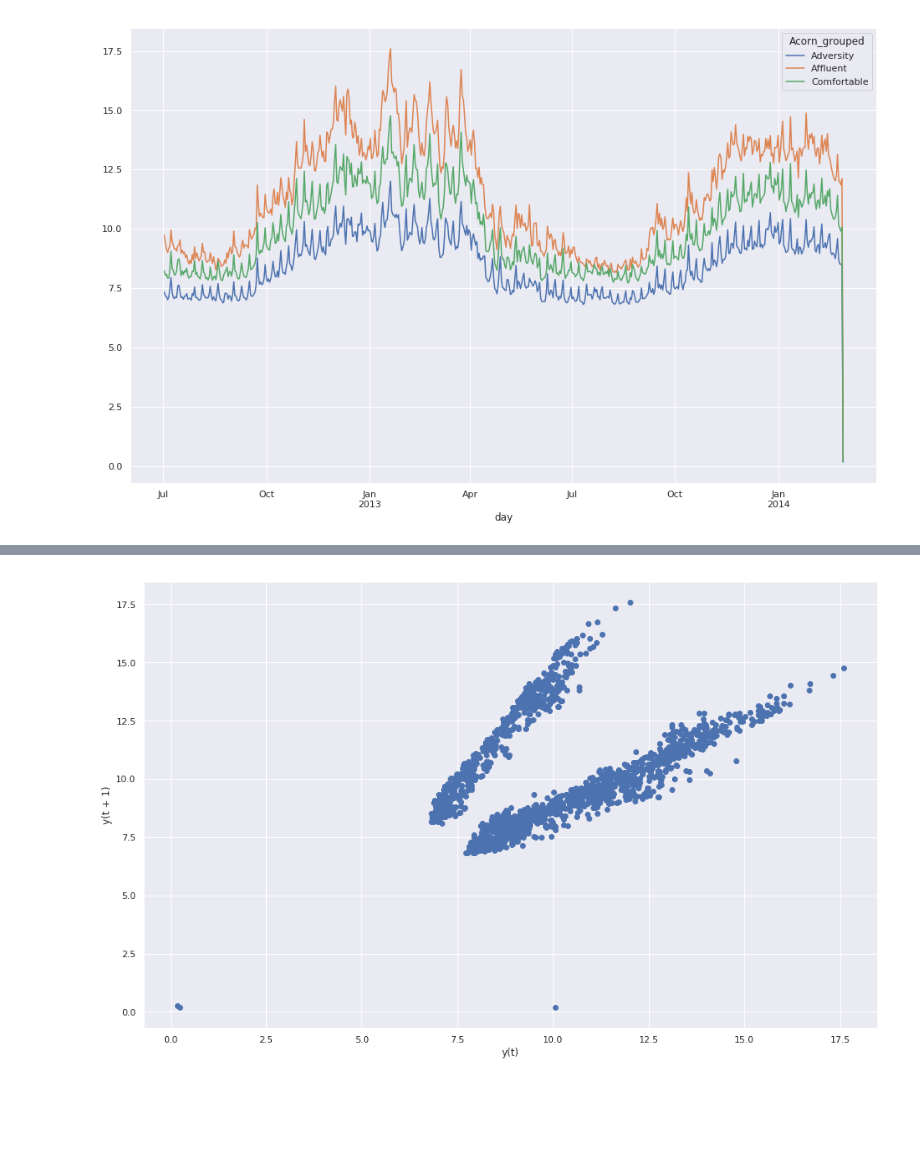
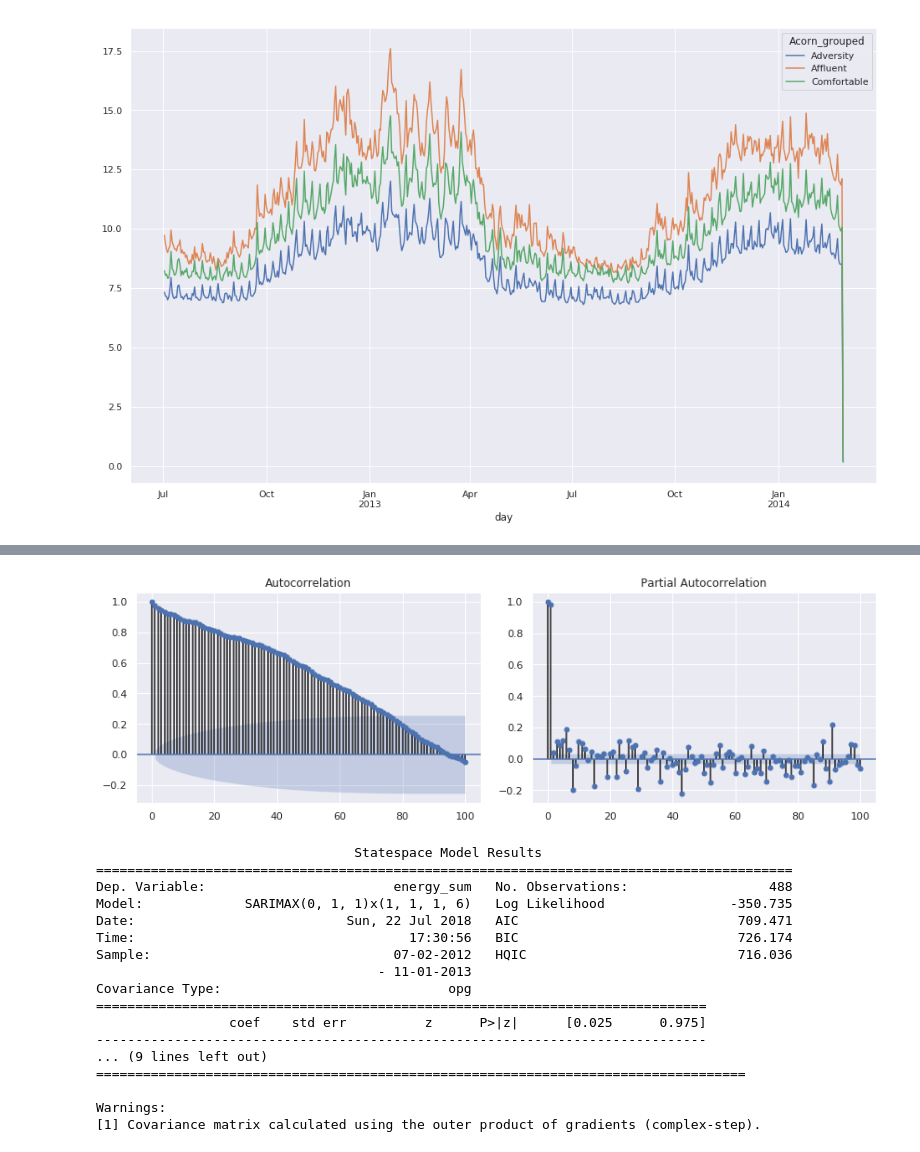
Before and after one commit to robahall/smlondon, a Jupyter notebook: notebooks/1.0-rah-InitialEDA.ipynb, the cells around one changed output, grey strips where cells are left out. Cells and saved outputs as stored; diff of their text form; code cells hidden in the pictures; blank space fills up the shorter version.

```diff
--- a/notebooks/1.0-rah-InitialEDA.ipynb
+++ b/notebooks/1.0-rah-InitialEDA.ipynb
@@ -203,5 +278,38 @@ plt.show()
-# %%
-pd.plotting.lag_plot(grouped_block_daily_average)
-plt.show()
-# %% [output]
-[figure, removed]
+# %%
+Aff_energy_sum = block_daily[(block_daily.Acorn_grouped == 'Affluent')][['day','energy_sum']].groupby('day')['energy_sum'].mean()
+Adv_energy_sum = block_daily[(block_daily.Acorn_grouped == 'Adversity')][['day','energy_sum']].groupby('day')['energy_sum'].mean()
+Com_energy_sum = block_daily[(block_daily.Acorn_grouped == 'Comfortable')][['day','energy_sum']].groupby('day')['energy_sum'].mean()
+# %%
+Aff_energy_sum_model = Aff_energy_sum['2012-07-01':'2013-11-01']
+# %%
+fig, axes = plt.subplots(1, 2)
+fig.set_figwidth(12)
+fig.set_figheight(4)
+smt.graphics.plot_acf(Aff_energy_sum_model, lags=100, ax=axes[0], alpha=0.5)
+smt.graphics.plot_pacf(Aff_energy_sum_model, lags=100, ax=axes[1], alpha=0.5)
+plt.tight_layout()
+# %% [output]
+[figure, added]
+# %%
+# We have seasonal data!
+model = sm.tsa.statespace.SARIMAX(Aff_energy_sum_model, order=(0,1,1), seasonal_order=(1,1,1,6))
+results = model.fit()
+print(results.summary())
+# %% [output]
+                                 Statespace Model Results
+=========================================================================================
+Dep. Variable:                        energy_sum   No. Observations:                  488
+Model:             SARIMAX(0, 1, 1)x(1, 1, 1, 6)   Log Likelihood                -350.735
+Date:                           Sun, 22 Jul 2018   AIC                            709.471
+Time:                                   17:30:56   BIC                            726.174
+Sample:                               07-02-2012   HQIC                           716.036
+                                    - 11-01-2013
+Covariance Type:                             opg
+==============================================================================
+                 coef    std err          z      P>|z|      [0.025      0.975]
+------------------------------------------------------------------------------
+... (9 lines left out)
+===================================================================================
+
+Warnings:
+[1] Covariance matrix calculated using the outer product of gradients (complex-step).
```
Also changed, not shown: parts of 18 cells of this notebook.
